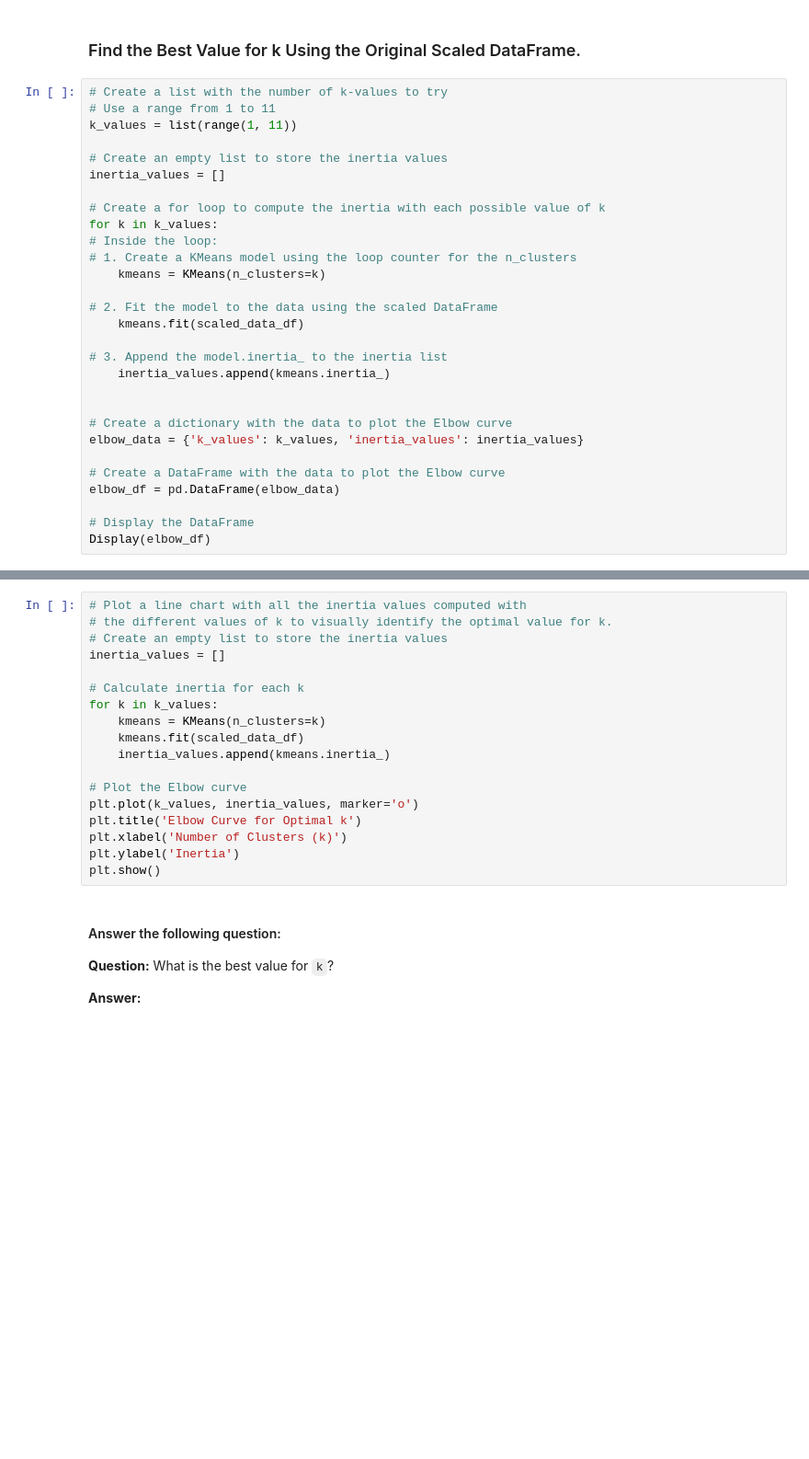
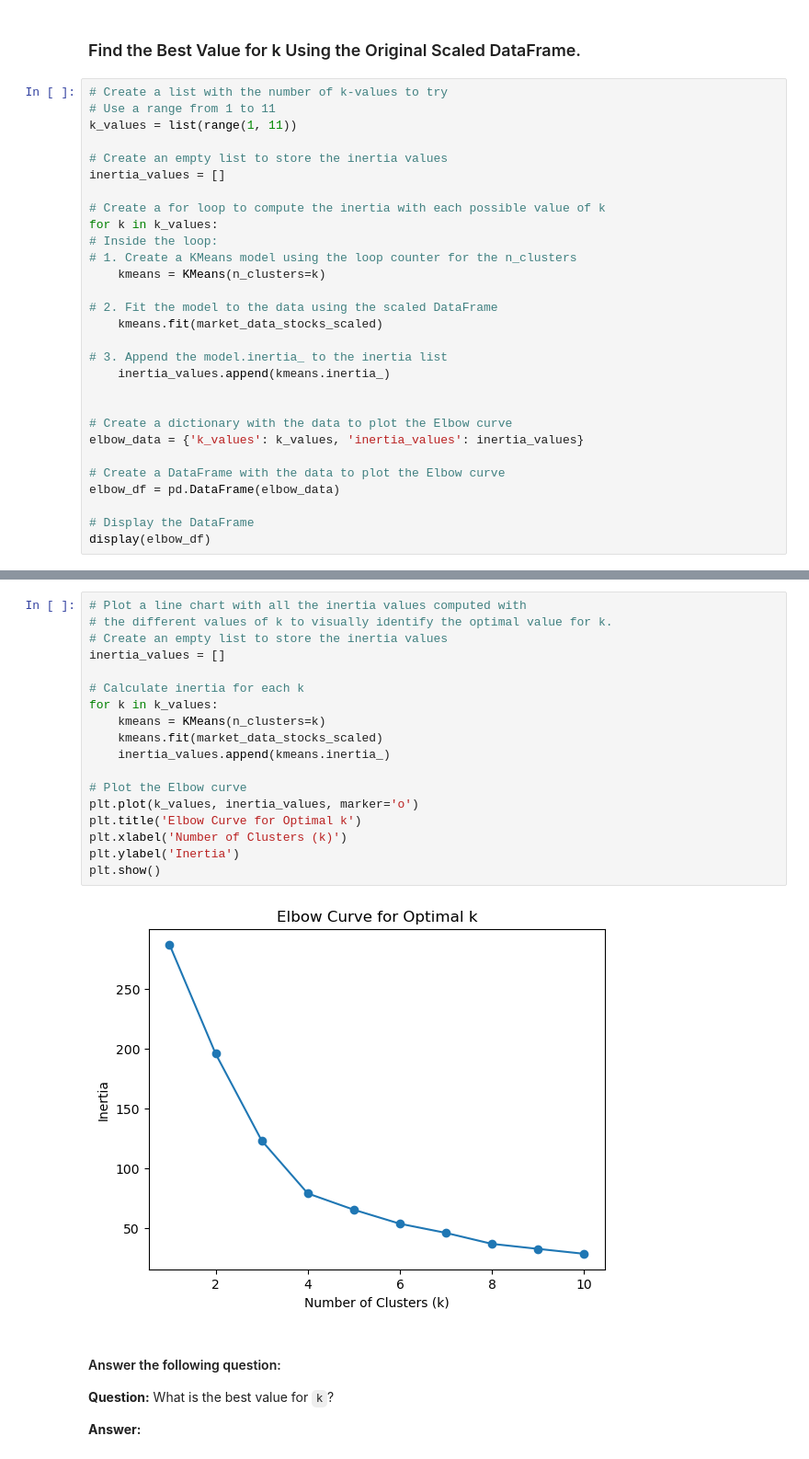
Before and after one commit to McKala1/CryptoClustering, a Jupyter notebook: Crypto_Clustering.ipynb, the cells around one changed output, grey strips where cells are left out. Shown: that part at 92% size. Drawn from its saved outputs; the diff is of its cells as text; blank space fills up the shorter version.

Commit message:
adding in new code for elbow curve

```diff
--- a/Crypto_Clustering.ipynb
+++ b/Crypto_Clustering.ipynb
@@ -132,7 +133,7 @@ for k in k_values:
     kmeans = KMeans(n_clusters=k)
 
 # 2. Fit the model to the data using the scaled DataFrame
-    kmeans.fit(scaled_data_df)
+    kmeans.fit(market_data_stocks_scaled)
 
 # 3. Append the model.inertia_ to the inertia list
     inertia_values.append(kmeans.inertia_)
@@ -145,5 +146,5 @@ elbow_data = {'k_values': k_values, 'inertia_values': inertia_values}
 elbow_df = pd.DataFrame(elbow_data)
 
 # Display the DataFrame
-Display(elbow_df)
+display(elbow_df)
 # %% [output]
@@ -151,21 +162,23 @@ ValueError: could not convert string to float: 'bitcoin'
 # %%
 # Plot a line chart with all the inertia values computed with
 # the different values of k to visually identify the optimal value for k.
 # Create an empty list to store the inertia values
 inertia_values = []
 
 # Calculate inertia for each k
 for k in k_values:
     kmeans = KMeans(n_clusters=k)
-    kmeans.fit(scaled_data_df)
+    kmeans.fit(market_data_stocks_scaled)
     inertia_values.append(kmeans.inertia_)
 
 # Plot the Elbow curve
 plt.plot(k_values, inertia_values, marker='o')
 plt.title('Elbow Curve for Optimal k')
 plt.xlabel('Number of Clusters (k)')
 plt.ylabel('Inertia')
 plt.show()
+# %% [output]
+[figure, added]
 # %% [markdown]
 #### Answer the following question:
 **Question:** What is the best value for `k`?
```
Also changed, not shown: parts of 13 cells of this notebook.
